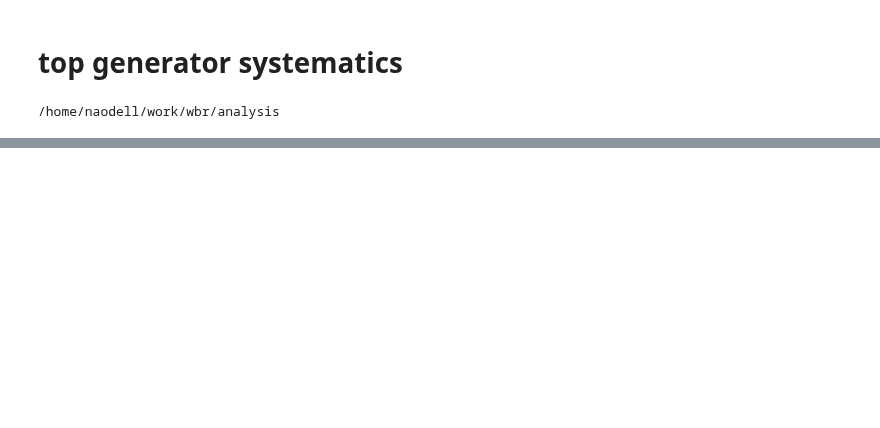
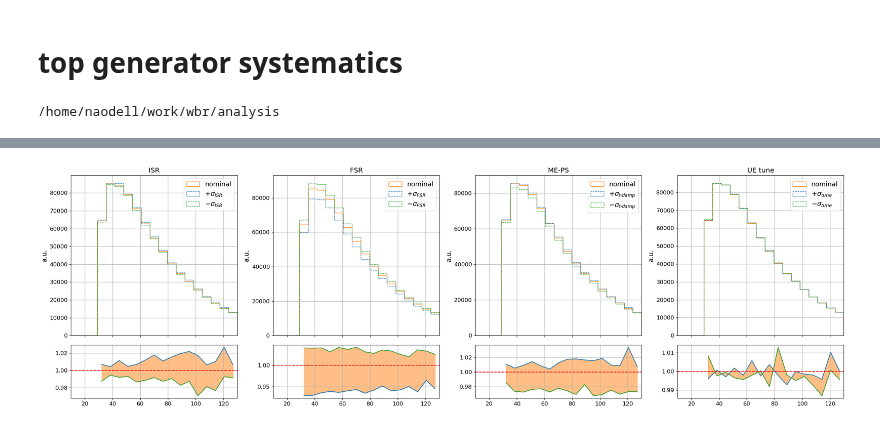
Before and after one commit to NWUHEP/analysis-tools, a Jupyter notebook: notebooks/theory_systematics.ipynb, the cells around one changed output, grey strips where cells are left out. Cells and saved outputs as stored; diff of their text form; code cells hidden in the pictures; blank space fills up the shorter version.

```diff
--- a/notebooks/theory_systematics.ipynb
+++ b/notebooks/theory_systematics.ipynb
@@ -30,8 +30,8 @@ matplotlib.rcParams.update(params)
 /home/naodell/work/wbr/analysis
 # %%
 # Get the data
-selection = 'mumu'
-indir = f'data/flatuples/single_lepton_ttbar_syst/{selection}_2016'
+selection = 'e4j'
+indir = f'local_data/flatuples/ttbar_systematics/{selection}_2016'
 dataset_names = ['ttbar_inclusive',
                  'ttbar_inclusive_isrup', 'ttbar_inclusive_isrdown',
                  'ttbar_inclusive_fsrup', 'ttbar_inclusive_fsrdown',
@@ -51,8 +51,8 @@ targets    = dict(
 dataframes = dict()
 for dn in tqdm_notebook(dataset_names):
     if dn == 'ttbar_inclusive':
-        dataframes[dn] = pd.read_pickle(f'data/flatuples/single_lepton/{selection}_2016/ntuple_{dn}.pkl')
-        ecounts = pd.read_csv(f'data/flatuples/single_lepton/{selection}_2016/event_counts.csv')
+        dataframes[dn] = pd.read_pickle(f'local_data/flatuples/test/{selection}_2016/ntuple_{dn}.pkl')
+        ecounts = pd.read_csv(f'local_data/flatuples/test/{selection}_2016/event_counts.csv')
     else:
         dataframes[dn] = pd.read_pickle(f'{indir}/ntuple_{dn}.pkl')
         ecounts = pd.read_csv(f'{indir}/event_counts.csv')
@@ -71,7 +69,7 @@ If you're reading this message in another frontend (for example, a static render
 fig, axes = plt.subplots(2, 4, figsize=(24, 8), facecolor='white', sharex='col', gridspec_kw={'height_ratios':[3,1]})
 fig.subplots_adjust(hspace=0)
 
-bins = np.arange(10, 180, 2)
+bins = np.linspace(10, 130, 20)
 feature = targets[selection]
 
 ax = axes[0][0]
@@ -143,33 +141,35 @@ ax.fill_between(x, y_up, y_down, color = 'C1', alpha=0.5)
 ax.plot((bins[0], bins[-1]), [1, 1], 'r--')
 ax.grid()
 
 ax = axes[0][3]
 df_up = dataframes['ttbar_inclusive_tuneup']
 df_down = dataframes['ttbar_inclusive_tunedown']
 h_nominal, b, _ = ax.hist(df_nominal[feature], color='C1', bins=bins, linestyle='-', histtype='step', weights=df_nominal.weight)
 h_plus, _, _   = ax.hist(df_up[feature], color='C0', bins=bins, linestyle='--', histtype='step', weights=df_up.weight)
 h_minus, _, _ = ax.hist(df_down[feature], color='C2', bins=bins, linestyle='--', histtype='step', weights=df_down.weight)
 ax.set_title('UE tune')
 ax.set_ylabel('a.u.')
 ax.set_xlim([bins[0], bins[-1]])
 ax.legend(['nominal', r'$+\sigma_{tune}$', r'$-\sigma_{tune}$'])
 ax.grid()
 
 ax = axes[1][3]
 dx = (b[1:] - b[:-1])/2
 x = b[:-1] + dx
 y_up = h_plus/h_nominal
 y_down = h_minus/h_nominal
 ax.plot(x, y_up, 'C0')
 ax.plot(x, y_down, 'C2')
 ax.fill_between(x, y_up, y_down, color = 'C1', alpha=0.5)
 ax.plot((bins[0], bins[-1]), [1, 1], 'r--')
 ax.grid()
 
 #fig.suptitle(f'{selection} channel', fontsize=20)
 plt.tight_layout(rect=[0, 0.03, 1, 0.95])
 plt.savefig(f'plots/systematics/{selection}_generator_scale.pdf')
 plt.show()
+# %% [output]
+[figure, added]
 # %%
 # variations based on event weights (QCD scale, PDF, alpha_s)
 
```
Also changed, not shown: parts of 3 cells of this notebook, 7 other files.
